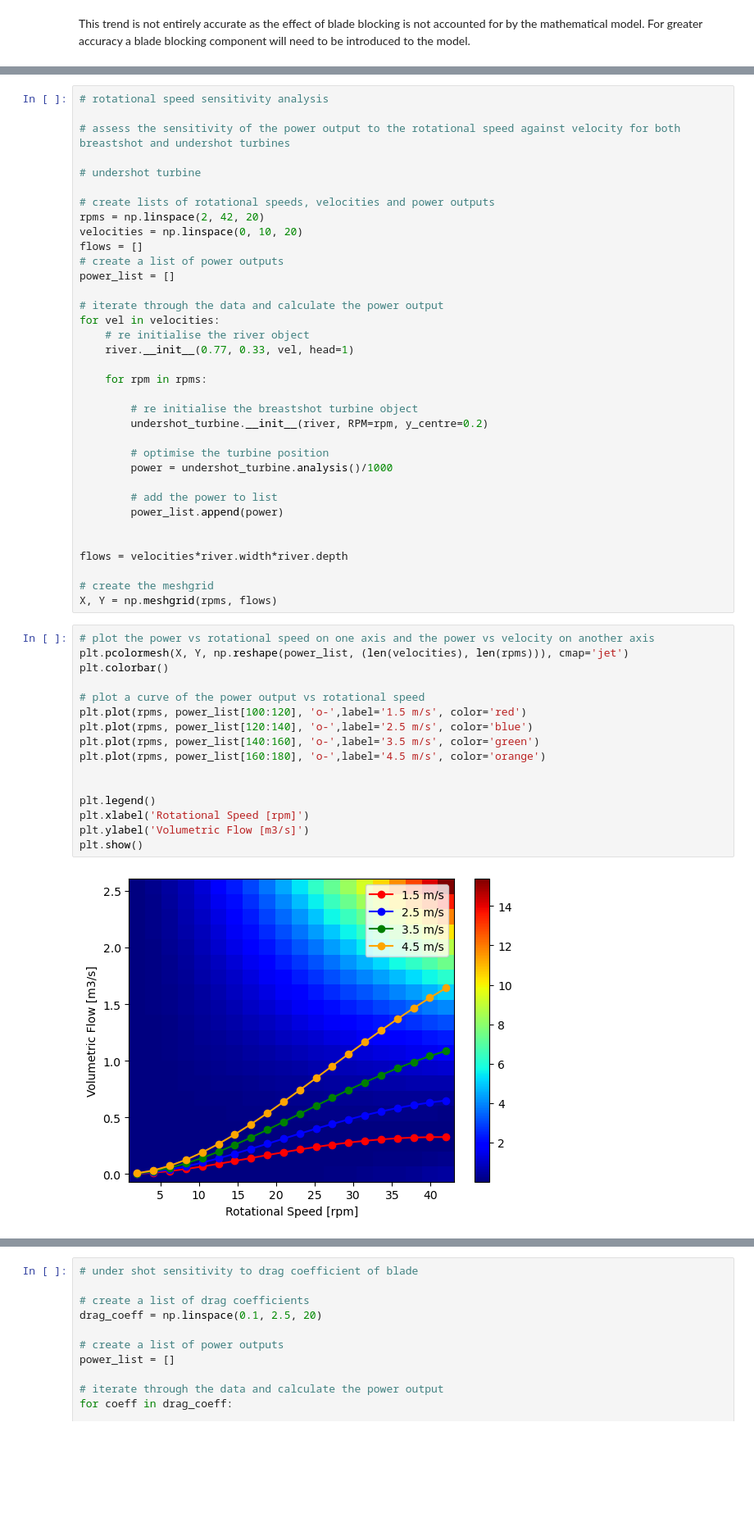
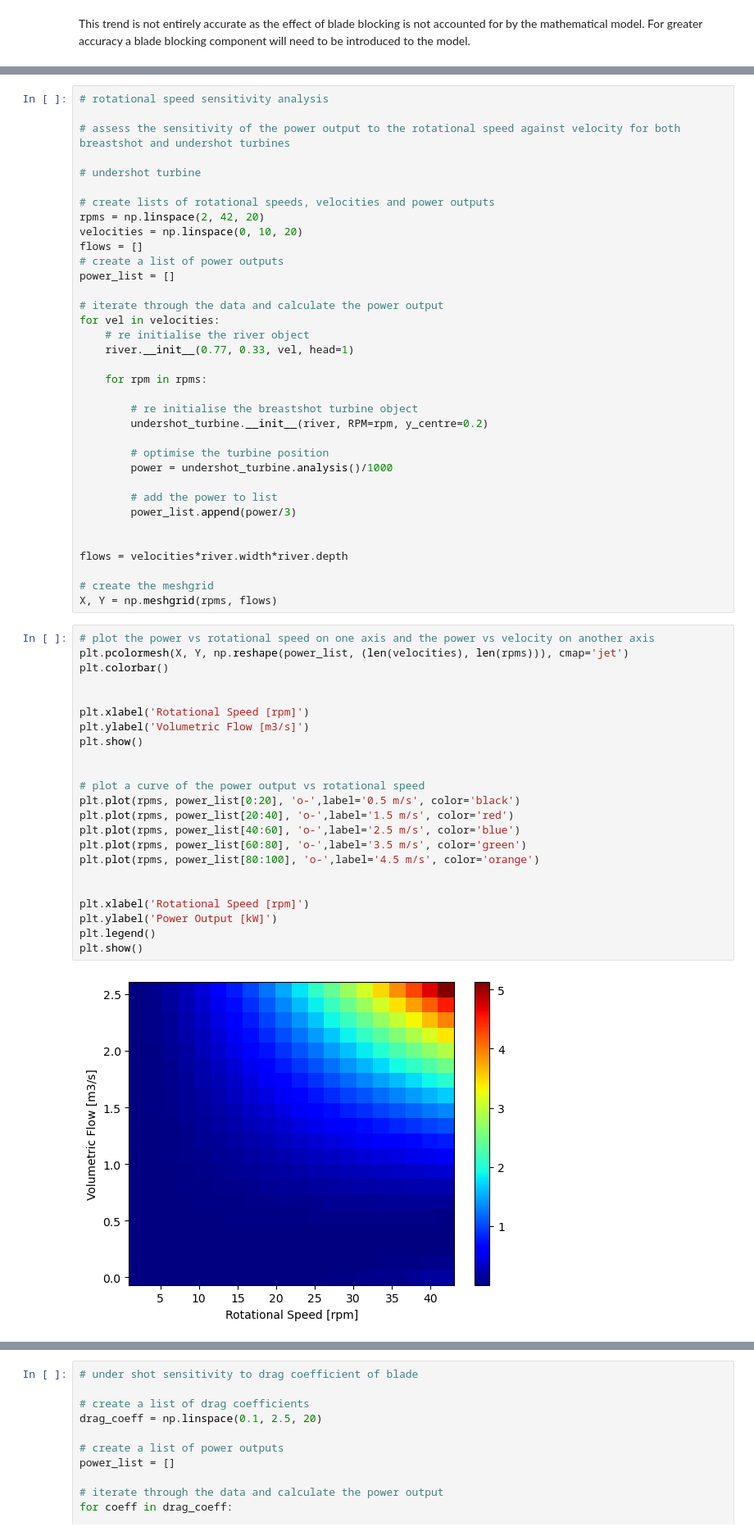
Before and after one commit to pilipb/DP4-code, a Jupyter notebook: graphing.ipynb, the cells around one changed output, grey strips where cells are left out. Shown at 82% size. Cells and saved outputs as stored; diff of their text form; blank space fills up the shorter version.

Commit message:
update to rpm flow power plots

```diff
--- a/graphing.ipynb
+++ b/graphing.ipynb
@@ -492,7 +500,7 @@ for vel in velocities:
         power = undershot_turbine.analysis()/1000
 
         # add the power to list
-        power_list.append(power)
+        power_list.append(power/3)
 
 
 flows = velocities*river.width*river.depth
@@ -502,18 +510,25 @@ X, Y = np.meshgrid(rpms, flows)
 # %%
 # plot the power vs rotational speed on one axis and the power vs velocity on another axis
 plt.pcolormesh(X, Y, np.reshape(power_list, (len(velocities), len(rpms))), cmap='jet')
 plt.colorbar()
 
-# plot a curve of the power output vs rotational speed
-plt.plot(rpms, power_list[100:120], 'o-',label='1.5 m/s', color='red')
-plt.plot(rpms, power_list[120:140], 'o-',label='2.5 m/s', color='blue')
-plt.plot(rpms, power_list[140:160], 'o-',label='3.5 m/s', color='green')
-plt.plot(rpms, power_list[160:180], 'o-',label='4.5 m/s', color='orange')
 
-
-plt.legend()
 plt.xlabel('Rotational Speed [rpm]')
 plt.ylabel('Volumetric Flow [m3/s]')
 plt.show()
+
+
+# plot a curve of the power output vs rotational speed
+plt.plot(rpms, power_list[0:20], 'o-',label='0.5 m/s', color='black')
+plt.plot(rpms, power_list[20:40], 'o-',label='1.5 m/s', color='red')
+plt.plot(rpms, power_list[40:60], 'o-',label='2.5 m/s', color='blue')
+plt.plot(rpms, power_list[60:80], 'o-',label='3.5 m/s', color='green')
+plt.plot(rpms, power_list[80:100], 'o-',label='4.5 m/s', color='orange')
+
+
+plt.xlabel('Rotational Speed [rpm]')
+plt.ylabel('Power Output [kW]')
+plt.legend()
+plt.show()
 # %% [output]
-[figure, old version]
+[figure, new version]
```
Also changed, not shown: parts of 7 cells of this notebook.
